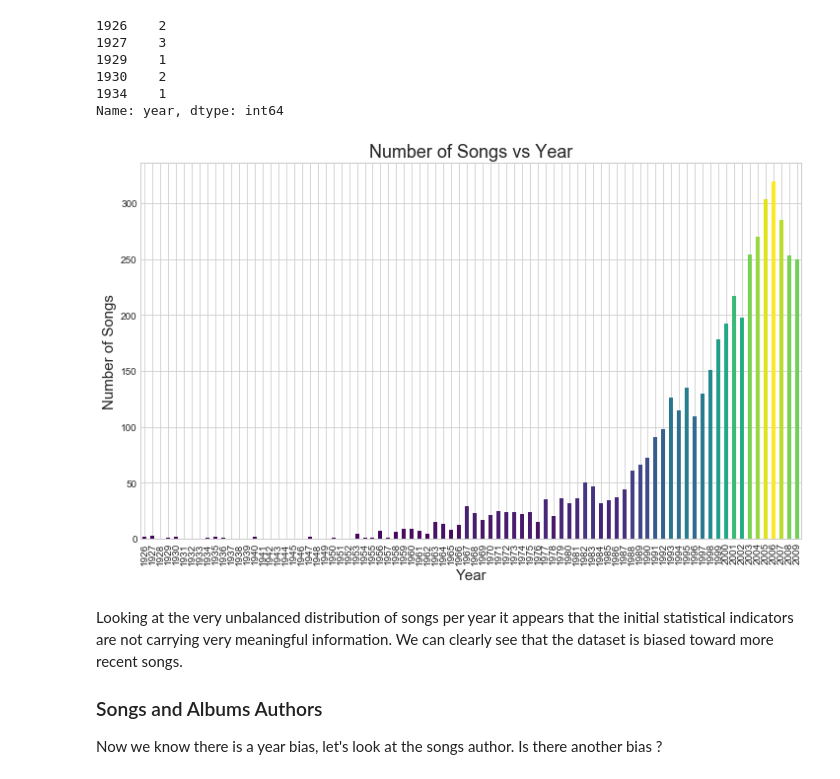
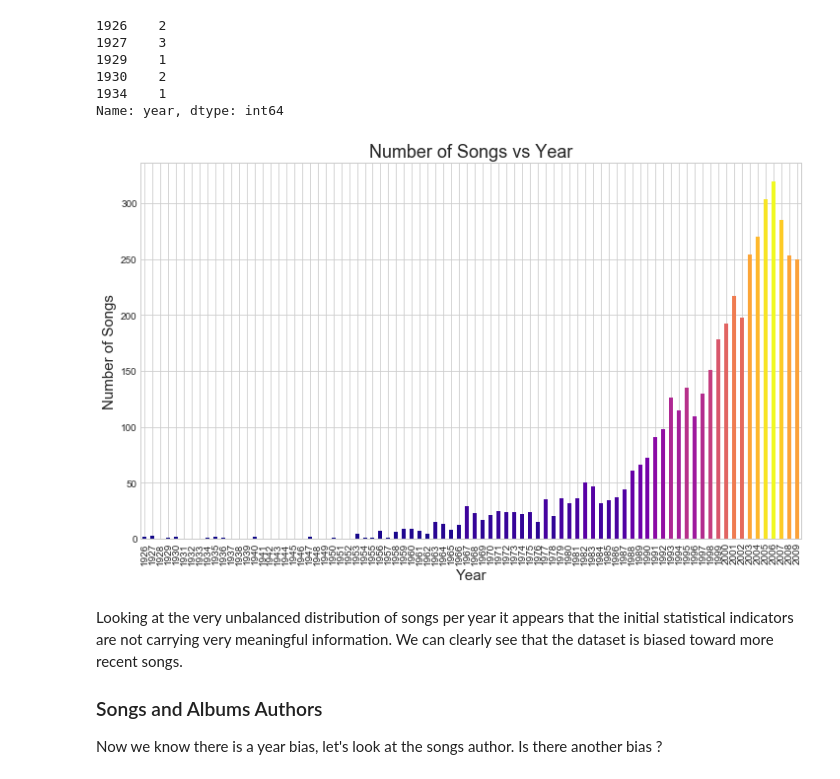
Before and after one commit to pylablanche/MillionSong, a Jupyter notebook: MillionSong_Dataset_Exploration.ipynb, the cells around one changed output. Drawn from its saved outputs; the diff is of its cells as text; code cells hidden in the pictures.

```diff
--- a/MillionSong_Dataset_Exploration.ipynb
+++ b/MillionSong_Dataset_Exploration.ipynb
@@ -122,13 +122,13 @@ songs_per_yr = songs_per_yr.reindex(index=list(range(songs.year.min(),songs.year
 # %%
 # Visualizing the number of songs per year
 l_col = songs_per_yr / songs_per_yr.max()
-songs_per_yr.plot.bar(color=cm.viridis(l_col), figsize=(12,7))
+songs_per_yr.plot.bar(color=cm.plasma(l_col), figsize=(12,7))
 
 plt.xlabel('Year')
 plt.ylabel('Number of Songs')
 plt.title('Number of Songs vs Year');
 # %% [output]
-[figure, old version]
+[figure, new version]
 # %% [markdown]
 Looking at the very unbalanced distribution of songs per year it appears that the initial statistical indicators are not carrying very meaningful information.
 We can clearly see that the dataset is biased toward more recent songs.
```
Also changed, not shown: parts of 63 cells of this notebook.
